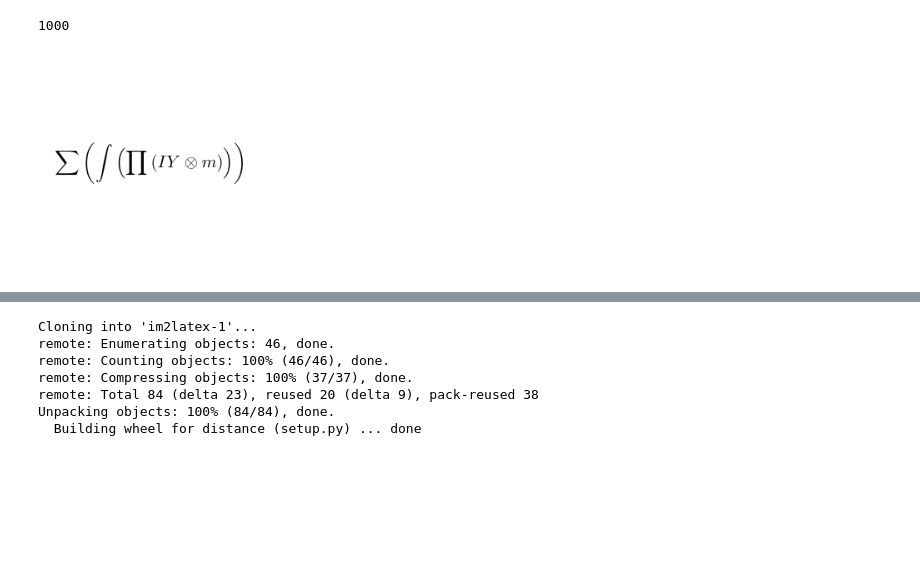
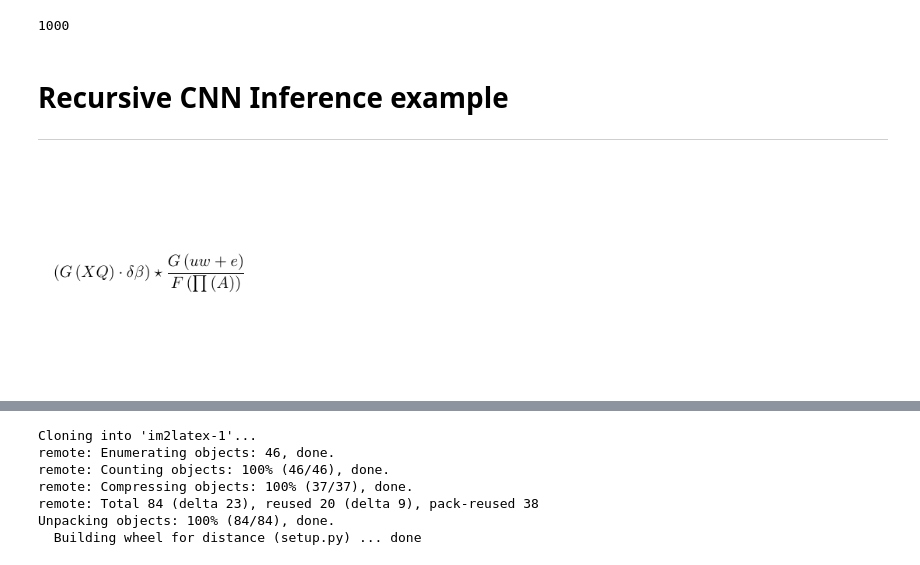
Before and after one commit to kakainet/TexNet, a Jupyter notebook: ITL_recursive_CNNs.ipynb, the cells around one changed output, grey strips where cells are left out. Saved outputs shown, nothing was run; the diff lists cells and outputs as text; code cells hidden in the pictures; blank space fills up the shorter version.

```diff
--- a/ITL_recursive_CNNs.ipynb
+++ b/ITL_recursive_CNNs.ipynb
@@ -1337,11 +1340,15 @@ test_images= sorted(test_images, key=lambda x: int(x.split('/')[-1].split('.')[0
 print(len(test_images))
 # %% [output]
 1000
+# %% [markdown]
+# Recursive CNN Inference example
+
+---
 # %%
 def img_from_path(path: Path) -> PILImageBW:
     return PILImageBW.create(path)
 
-img = img_from_path(test_images[700])
+img = img_from_path(test_images[600])
 img
 # %% [output]
-[figure, old version]
+[figure, new version]
```
Also changed, not shown: parts of 14 cells of this notebook.
